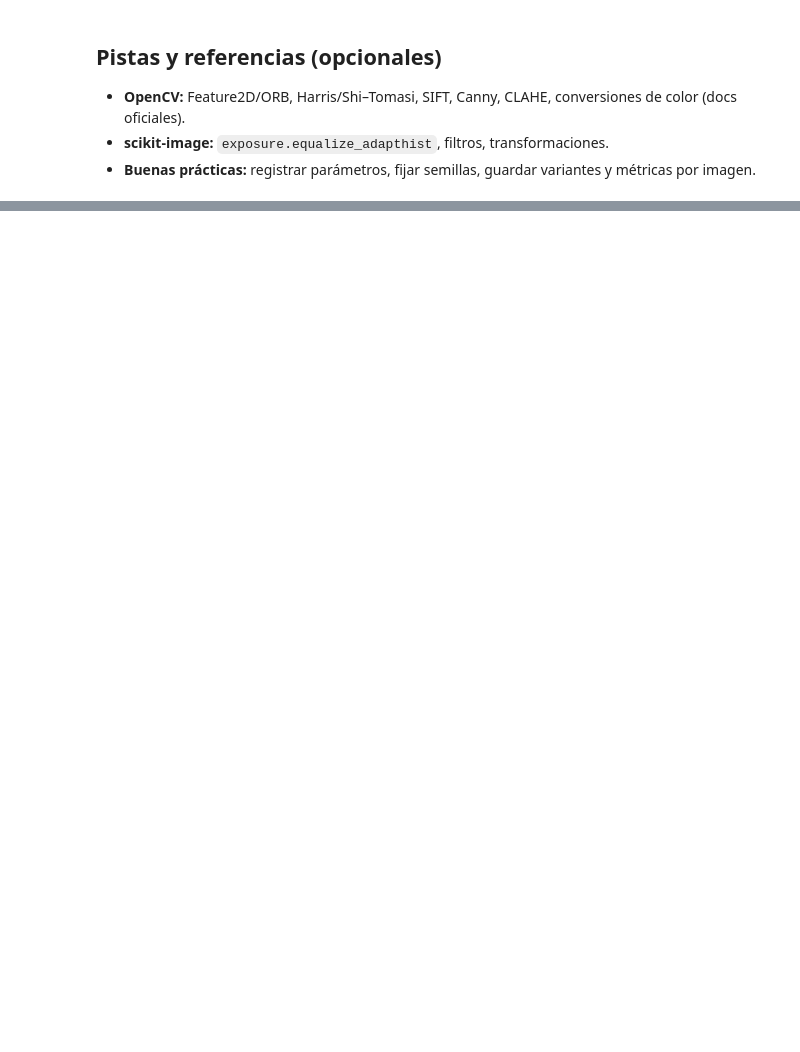
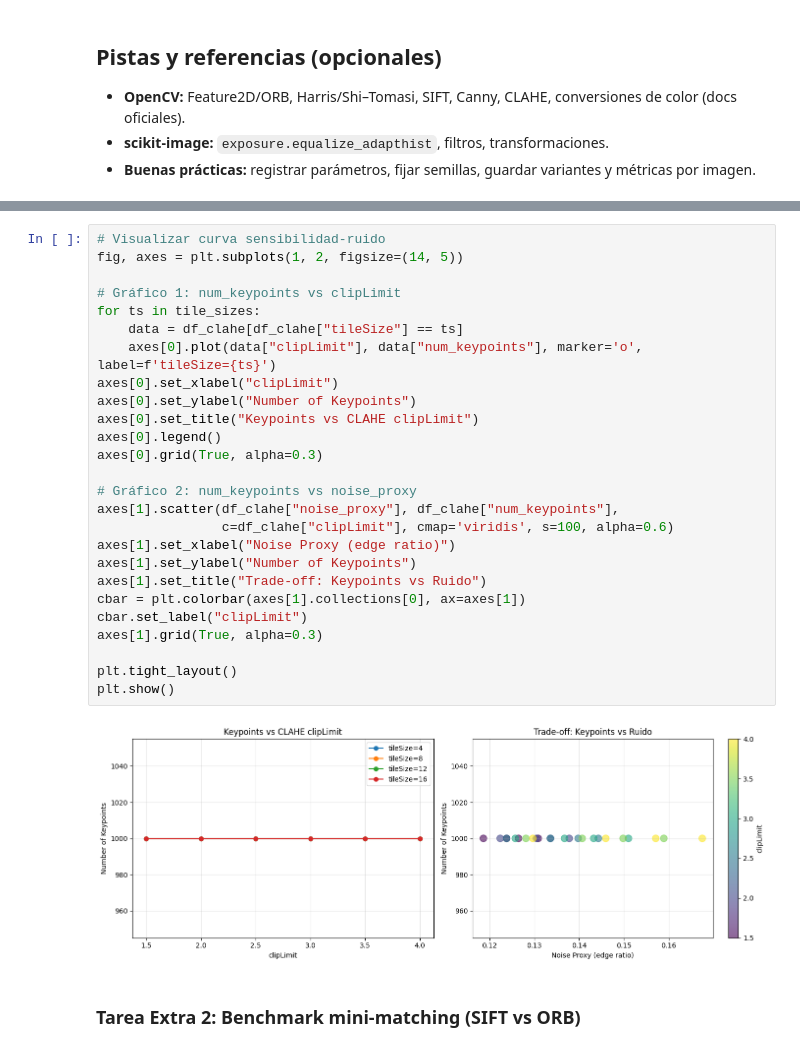
Before and after one commit to chihiroarias/Ingenieria-de-datos, a Jupyter notebook: Practicos/Practico_13.ipynb, the cells around one changed output, grey strips where cells are left out. Drawn from its saved outputs; the diff is of its cells as text; blank space fills up the shorter version.

```diff
--- a/Practicos/Practico_13.ipynb
+++ b/Practicos/Practico_13.ipynb
@@ -347,0 +442,30 @@ plt.figure(figsize=(12,5)); plt.imshow(img_match, cmap="gray"); plt.axis("off");
+# %%
+# Visualizar curva sensibilidad-ruido
+fig, axes = plt.subplots(1, 2, figsize=(14, 5))
+
+# Gráfico 1: num_keypoints vs clipLimit
+for ts in tile_sizes:
+    data = df_clahe[df_clahe["tileSize"] == ts]
+    axes[0].plot(data["clipLimit"], data["num_keypoints"], marker='o', label=f'tileSize={ts}')
+axes[0].set_xlabel("clipLimit")
+axes[0].set_ylabel("Number of Keypoints")
+axes[0].set_title("Keypoints vs CLAHE clipLimit")
+axes[0].legend()
+axes[0].grid(True, alpha=0.3)
+
+# Gráfico 2: num_keypoints vs noise_proxy
+axes[1].scatter(df_clahe["noise_proxy"], df_clahe["num_keypoints"],
+                c=df_clahe["clipLimit"], cmap='viridis', s=100, alpha=0.6)
+axes[1].set_xlabel("Noise Proxy (edge ratio)")
+axes[1].set_ylabel("Number of Keypoints")
+axes[1].set_title("Trade-off: Keypoints vs Ruido")
+cbar = plt.colorbar(axes[1].collections[0], ax=axes[1])
+cbar.set_label("clipLimit")
+axes[1].grid(True, alpha=0.3)
+
+plt.tight_layout()
+plt.show()
+# %% [output]
+[figure, added]
+# %% [markdown]
+### Tarea Extra 2: Benchmark mini-matching (SIFT vs ORB)
```
Also changed, not shown: parts of 24 cells of this notebook, 7 other files.
